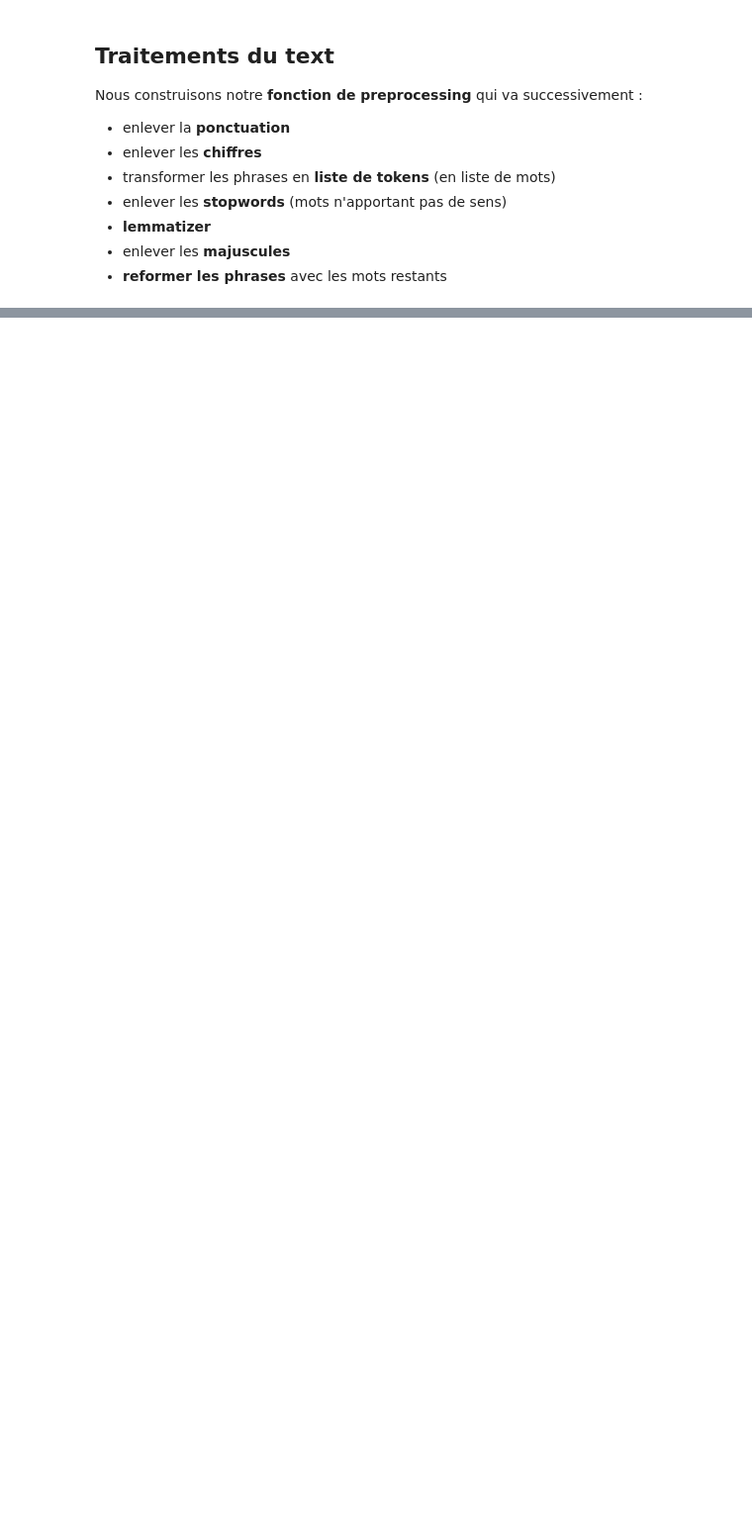
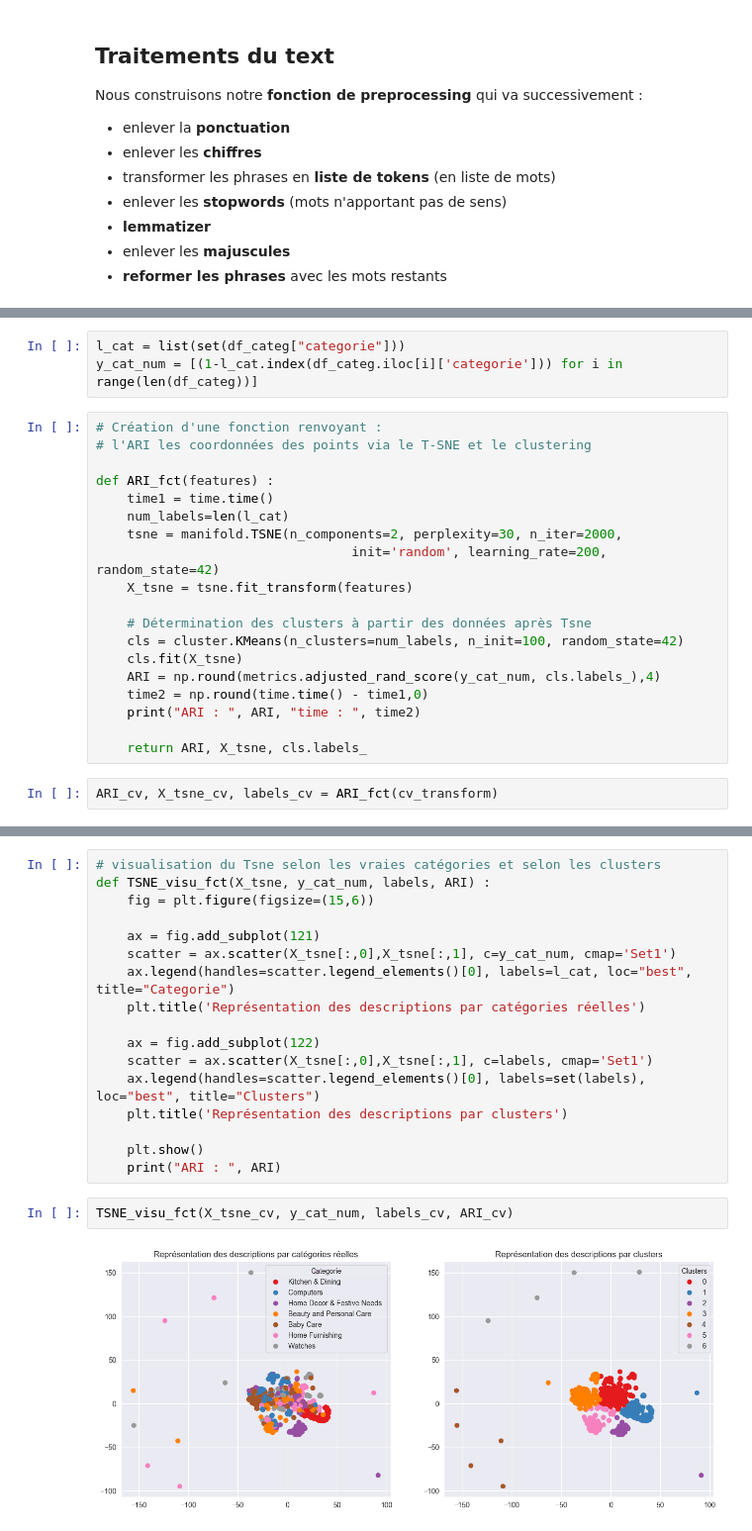
Before and after one commit to Florian-BOUDON/NLP_CNN, a Jupyter notebook: N_1.ipynb, the cells around one changed output, grey strips where cells are left out. Shown at 99% size. Saved outputs shown, nothing was run; the diff lists cells and outputs as text; blank space fills up the shorter version.

```diff
--- a/N_1.ipynb
+++ b/N_1.ipynb
@@ -170,0 +256,24 @@ NameError: name 'lm' is not defined
+# %%
+l_cat = list(set(df_categ["categorie"]))
+y_cat_num = [(1-l_cat.index(df_categ.iloc[i]['categorie'])) for i in range(len(df_categ))]
+# %%
+# Création d'une fonction renvoyant :
+# l'ARI les coordonnées des points via le T-SNE et le clustering
+
+def ARI_fct(features) :
+    time1 = time.time()
+    num_labels=len(l_cat)
+    tsne = manifold.TSNE(n_components=2, perplexity=30, n_iter=2000,
+                                 init='random', learning_rate=200, random_state=42)
+    X_tsne = tsne.fit_transform(features)
+
+    # Détermination des clusters à partir des données après Tsne
+    cls = cluster.KMeans(n_clusters=num_labels, n_init=100, random_state=42)
+    cls.fit(X_tsne)
+    ARI = np.round(metrics.adjusted_rand_score(y_cat_num, cls.labels_),4)
+    time2 = np.round(time.time() - time1,0)
+    print("ARI : ", ARI, "time : ", time2)
+
+    return ARI, X_tsne, cls.labels_
+# %%
+ARI_cv, X_tsne_cv, labels_cv = ARI_fct(cv_transform)
@@ -170,0 +286,21 @@ NameError: name 'lm' is not defined
+# %%
+# visualisation du Tsne selon les vraies catégories et selon les clusters
+def TSNE_visu_fct(X_tsne, y_cat_num, labels, ARI) :
+    fig = plt.figure(figsize=(15,6))
+
+    ax = fig.add_subplot(121)
+    scatter = ax.scatter(X_tsne[:,0],X_tsne[:,1], c=y_cat_num, cmap='Set1')
+    ax.legend(handles=scatter.legend_elements()[0], labels=l_cat, loc="best", title="Categorie")
+    plt.title('Représentation des descriptions par catégories réelles')
+
+    ax = fig.add_subplot(122)
+    scatter = ax.scatter(X_tsne[:,0],X_tsne[:,1], c=labels, cmap='Set1')
+    ax.legend(handles=scatter.legend_elements()[0], labels=set(labels), loc="best", title="Clusters")
+    plt.title('Représentation des descriptions par clusters')
+
+    plt.show()
+    print("ARI : ", ARI)
+# %%
+TSNE_visu_fct(X_tsne_cv, y_cat_num, labels_cv, ARI_cv)
+# %% [output]
+[figure, added]
```
Also changed, not shown: parts of 57 cells of this notebook.
